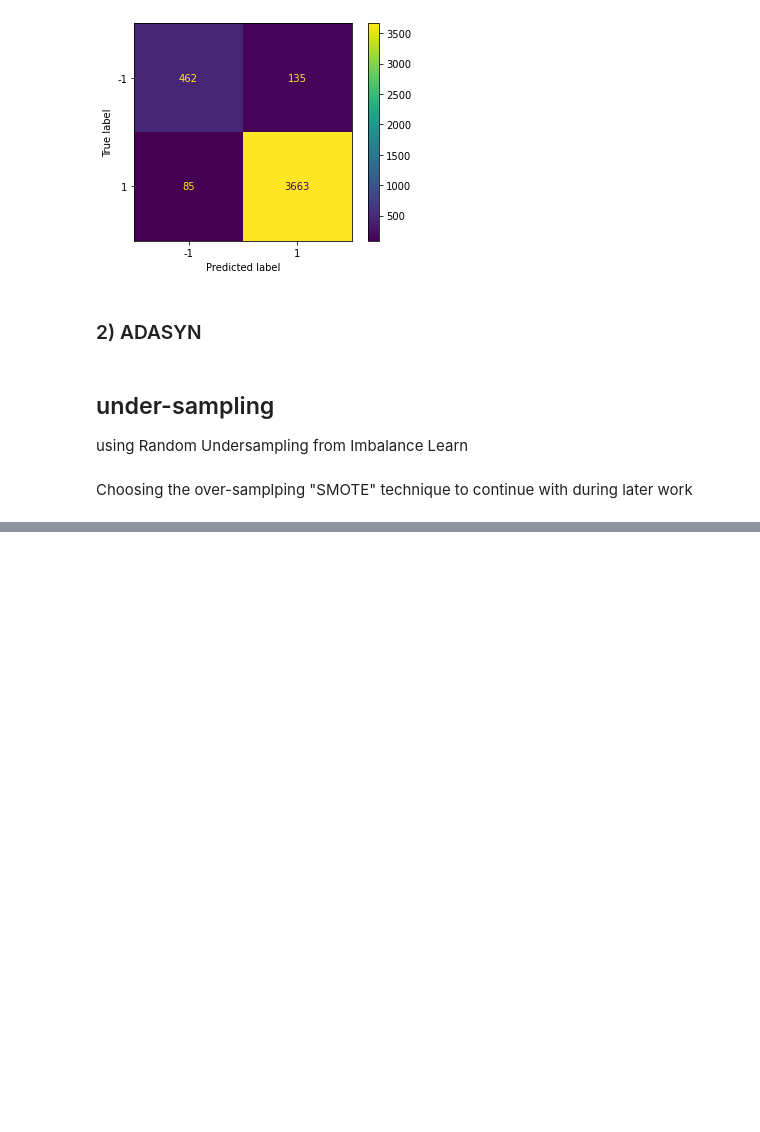
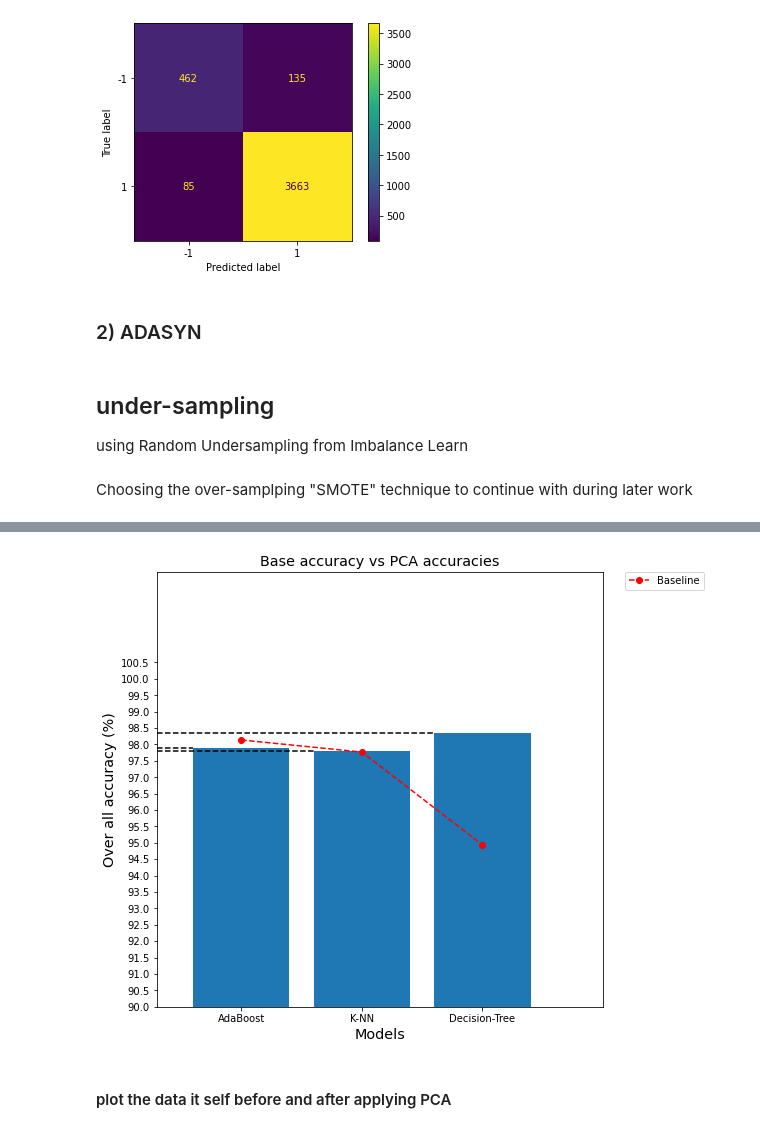
Before and after one commit to HadyKh/Crowd-Sensing-Classification, a Jupyter notebook: Code.ipynb, the cells around one changed output, grey strips where cells are left out. Drawn from its saved outputs; the diff is of its cells as text; code cells hidden in the pictures; blank space fills up the shorter version.

```diff
--- a/Code.ipynb
+++ b/Code.ipynb
@@ -659,0 +580,2 @@ So, I will complete the rest of the project using it.
+# %%
+knn_model_pca, knn_pred_pca, knn_accuracy_pca = model_knn(pca_train, y_res_sm, pca_test, ytest)
@@ -659,0 +585,2 @@ So, I will complete the rest of the project using it.
+# %%
+dt_model_pca, dt_pred_pca, dt_accuracy_pca = model_decisiontree(pca_train, y_res_sm, pca_test, ytest)
@@ -659,0 +590,8 @@ So, I will complete the rest of the project using it.
+# %%
+accuracies = [ada_accuracy_pca, knn_accuracy_pca, dt_accuracy_pca]
+# %%
+plt_bar(["AdaBoost", "K-NN", "Decision-Tree"], accuracies, [ada_accuracy, knn_accuracy, dt_accuracy], "Base accuracy vs PCA accuracies", 'Models', 'Over all accuracy (%)')
+# %% [output]
+[figure, added]
+# %% [markdown]
+#### plot the data it self before and after applying PCA
```
Also changed, not shown: parts of 76 cells of this notebook.
